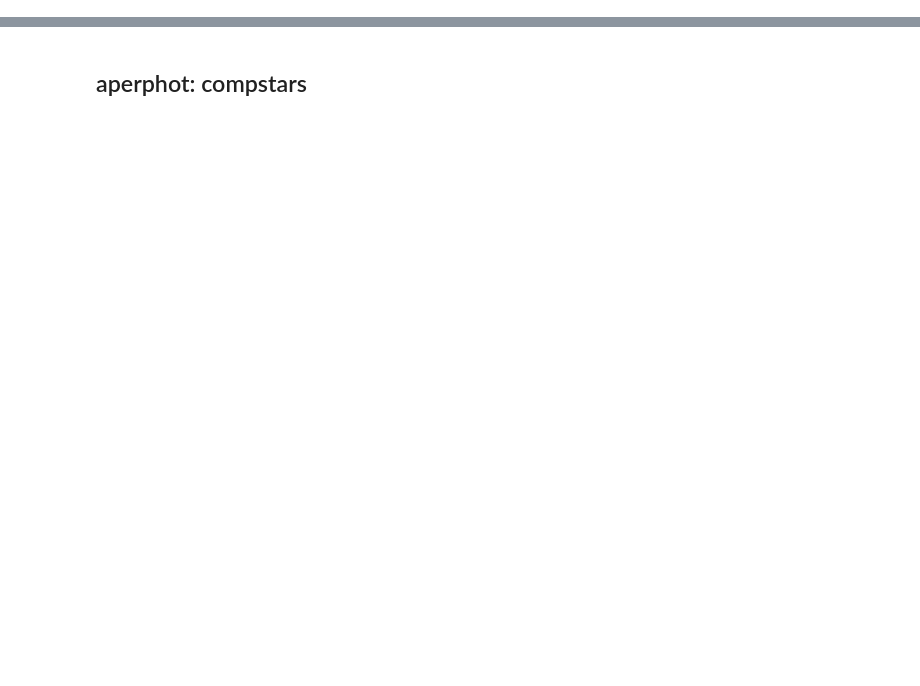
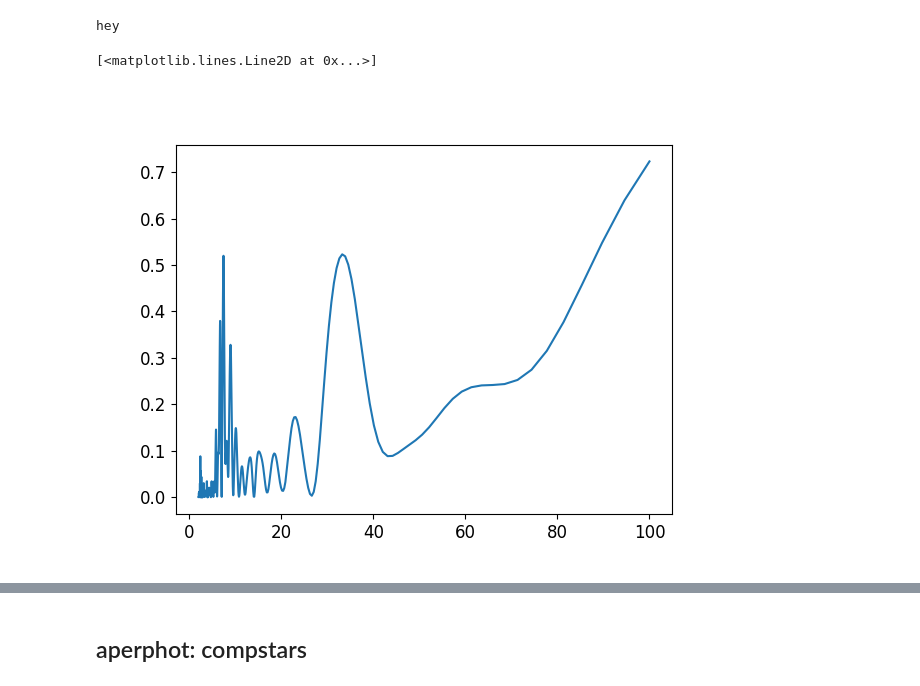
Before and after one commit to canisli/holmberg, a Jupyter notebook: ulx_photometry.ipynb, the cells around one changed output, grey strips where cells are left out. Cells and saved outputs as stored; diff of their text form; code cells hidden in the pictures; blank space fills up the shorter version.

```diff
--- a/ulx_photometry.ipynb
+++ b/ulx_photometry.ipynb
@@ -30,6 +40,0 @@ log = mlogging.getLogger('photometry')
-# %%
-for x in plate_scales.values():
-    dr = dr_tek2k * .3252/ x
-    bw = 7 * .3252/ x
-    sa = 15 * .3252/ x
-    print(f'{dr} {bw} {sa}')
@@ -41,10 +40,0 @@ for x in plate_scales.values():
-# %%
-comps = [
-            ('08 19 35.27861', '70 42 46.68284'), # A=1774 SNR=592   stdev = 0.2 (previously #1)
-            ('08 19 42.614',   '70 40 23.9842'),    # A=4800 SNR=1078 stdev = 0.05 (previously #5)
-            ('08 19 57.87424', '70 42 53.07892'),   # A=2295 SNR=775 stdev = 0.03 (previously #6)
-            ('08 19 33.91390', '70 44 27.99391'),   # A=3500 SNR=904
-            ('08 19 55.25860', '70 42 08.06211'),  #
-        ]
-for c in comps:
-    print(mphot.equatorial2pix(c, '/home/canis/data/cameras/tek2k/seeing_below_2.0/g21d018.050.a.nc'))
@@ -73,0 +104,48 @@ Sleeping for 10 seconds
+# %%
+from astropy.timeseries import LombScargle
+from util.timeseriestools import dt64_to_days, Timeseries, remove_nans
+from astropy.table import vstack
+
+results = pload('results.p')
+seeings_dict = pload('seeings.p')
+files = seeings_dict['files']
+seeings = seeings_dict['seeings']
+
+def ls(t, y, probabilities = [0.1, 0.05, 0.01]):
+    print('hey')
+    t_new, y_new = remove_nans(dt64_to_days(t), y)
+    ls = LombScargle(t_new, y_new)
+    frequency, power = ls.autopower(samples_per_peak=20, minimum_frequency=1/100, maximum_frequency=1/2)
+    faps = ls.false_alarm_level(probabilities)
+    return frequency, power, faps
+
+N = 1 + len(comps)
+
+# plt.figure(figsize=(10,10))
+# ax = plt.subplot(N, 1, 1)
+# times = seeings_dict['times']
+# dmags = [-2.5 * np.log(phot_table['aperture_sum'][0]/np.mean(phot_table['aperture_sum'][1:])) for phot_table in results]
+# frequency, power, faps = ls(times, dmags)
+# plt.plot(1/frequency, power)
+# plt.xlim(0,100)
+
+plt.figure()
+times = seeings_dict['times']
+dmags = [-2.5 * np.log(phot_table['aperture_sum'][0]/np.mean(phot_table['aperture_sum'][1:])) for phot_table in results]
+frequency, power, faps = ls(times, dmags)
+plt.plot(1/frequency, power)
+
+
+# for i in range(len(comps)):
+#     ax = plt.subplot(N, 1, i+2)
+#     times = seeings_dict['times']
+#     dmags = [-2.5 * np.log(phot_table['aperture_sum'][i]/np.mean(vstack([phot_table['aperture_sum'][1:i+1], phot_table['aperture_sum'][i+2:]])['aperture_sum']))
+#             for phot_table in results]
+#     frequency, power, faps = ls(times, dmags)
+#     plt.xlim(0,100)
+#     plt.plot(1/frequency, power)
+# plt.tight_layout()
+# %% [output]
+hey
+[<matplotlib.lines.Line2D at 0x...>]
+[figure, added]
```
Also changed, not shown: parts of 18 cells of this notebook, 11 other files.
